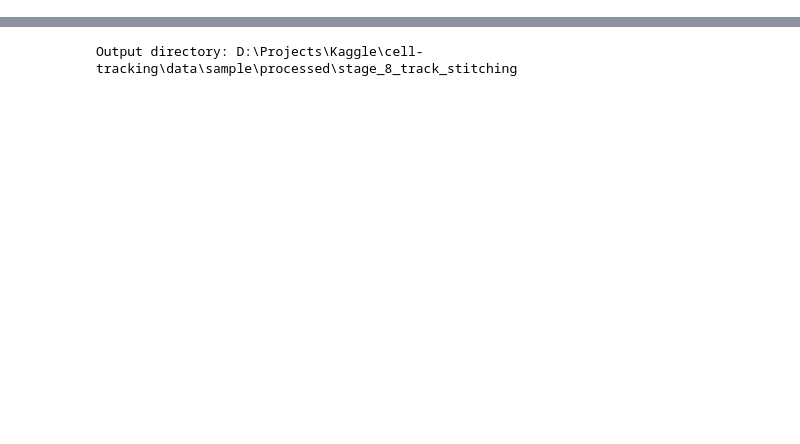
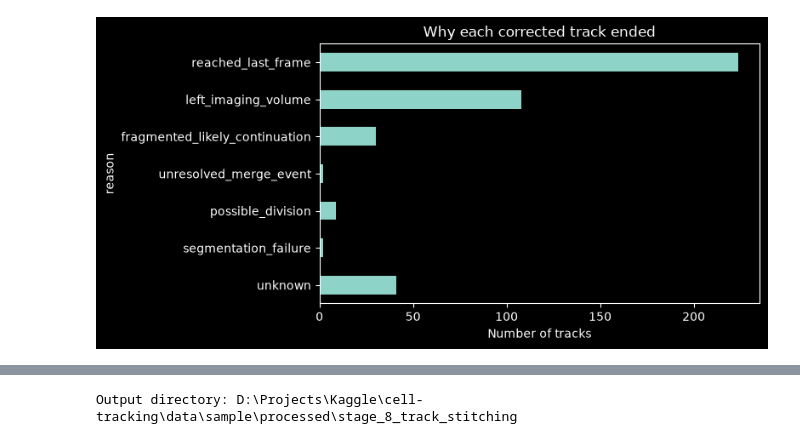
Before and after one commit to RJKRanathunga/stirnet-3d-cell-tracking, a Jupyter notebook: notebooks/08_track_stitching.ipynb, the cells around one changed output, grey strips where cells are left out. Cells and saved outputs as stored; diff of their text form; code cells hidden in the pictures; blank space fills up the shorter version.

```diff
--- a/notebooks/08_track_stitching.ipynb
+++ b/notebooks/08_track_stitching.ipynb
@@ -1366,0 +64,30 @@ The original track IDs are preserved. Merge hypotheses, seed priors, and pending
+# %%
+# ------------------------------------------------------------
+# Load per-frame detection tables and segmentation-label paths
+# ------------------------------------------------------------
+
+cell_files = sorted(CELLS_DIR.glob("t*.csv"))
+
+time_frames = [
+    pd.read_csv(file)
+    for file in cell_files
+]
+
+segmentation_files = sorted(
+    SEGMENTATION_DIR.glob("t*.npy")
+)
+
+if not cell_files:
+    raise FileNotFoundError(
+        f"No per-frame cell tables found in:\n{CELLS_DIR}"
+    )
+
+if len(segmentation_files) != len(time_frames):
+    raise ValueError(
+        "The number of segmentation volumes does not match "
+        "the number of cell tables: "
+        f"{len(segmentation_files)} vs {len(time_frames)}."
+    )
+
+print(f"Loaded {len(time_frames)} timepoints.")
+print(f"Found {len(segmentation_files)} segmentation volumes.")
@@ -1366,0 +2873,16 @@ The original track IDs are preserved. Merge hypotheses, seed priors, and pending
+# %%
+# ------------------------------------------------------------
+# Quick visual of the corrected ending breakdown
+# ------------------------------------------------------------
+
+plt.figure(figsize=(8, 4))
+summary.plot(kind="barh")
+plt.xlabel("Number of tracks")
+plt.title("Why each corrected track ended")
+plt.gca().invert_yaxis()
+plt.tight_layout()
+plt.show()
+
+track_endings.head(20)
+# %% [output]
+[figure, added]
```
Also changed, not shown: parts of 37 cells of this notebook, 6 other files.
